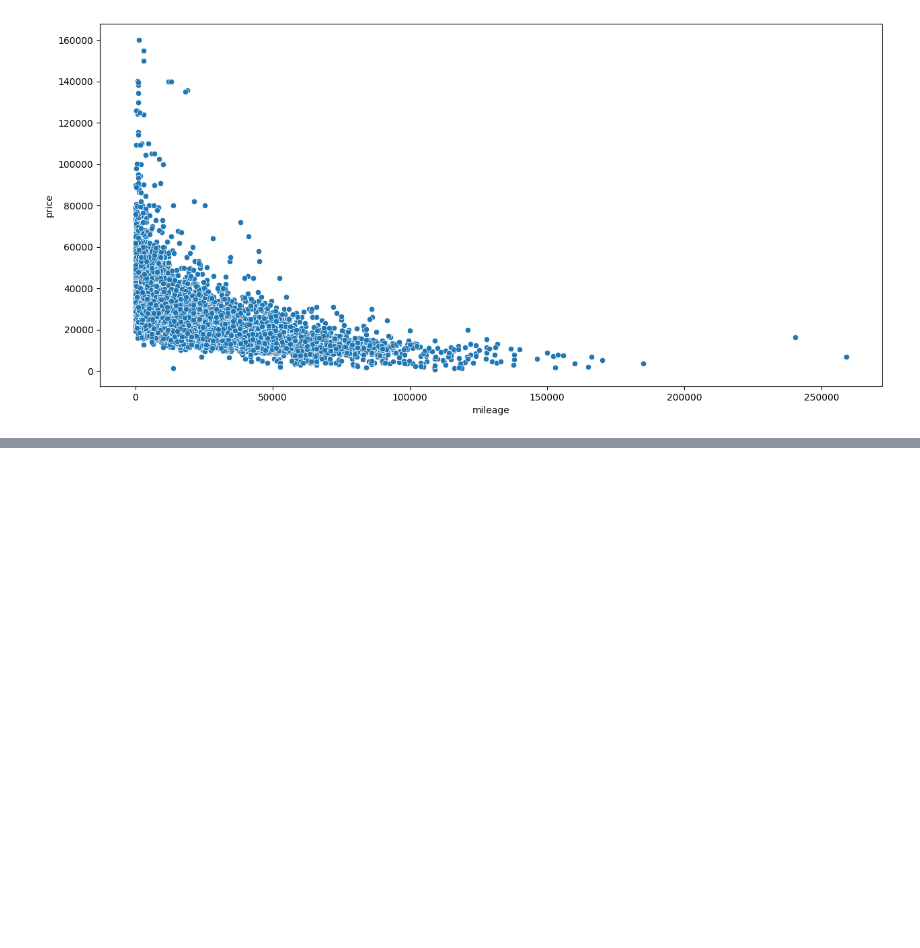
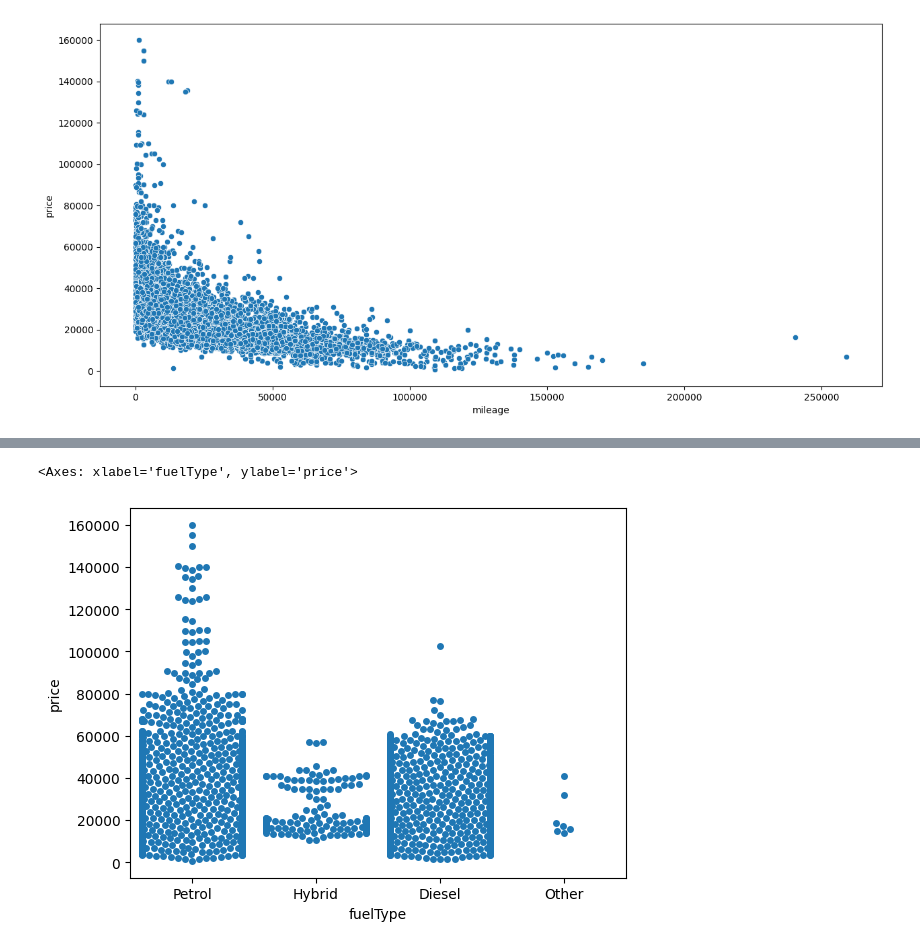
Before and after one commit to Shermukhammat/Mohirdev_Data_Science_praktikum, a Jupyter notebook: visualization/8_9_scatter.ipynb, the cells around one changed output, grey strips where cells are left out. Drawn from its saved outputs; the diff is of its cells as text; code cells hidden in the pictures; blank space fills up the shorter version.

```diff
--- a/visualization/8_9_scatter.ipynb
+++ b/visualization/8_9_scatter.ipynb
@@ -41,0 +68,6 @@ plt.show()
+# %%
+sns.swarmplot(data = df, x = df['fuelType'], y = df['price'])
+plt.show()
+# %% [output]
+<Axes: xlabel='fuelType', ylabel='price'>
+[figure, added]
```
Also changed, not shown: parts of 4 cells of this notebook.
